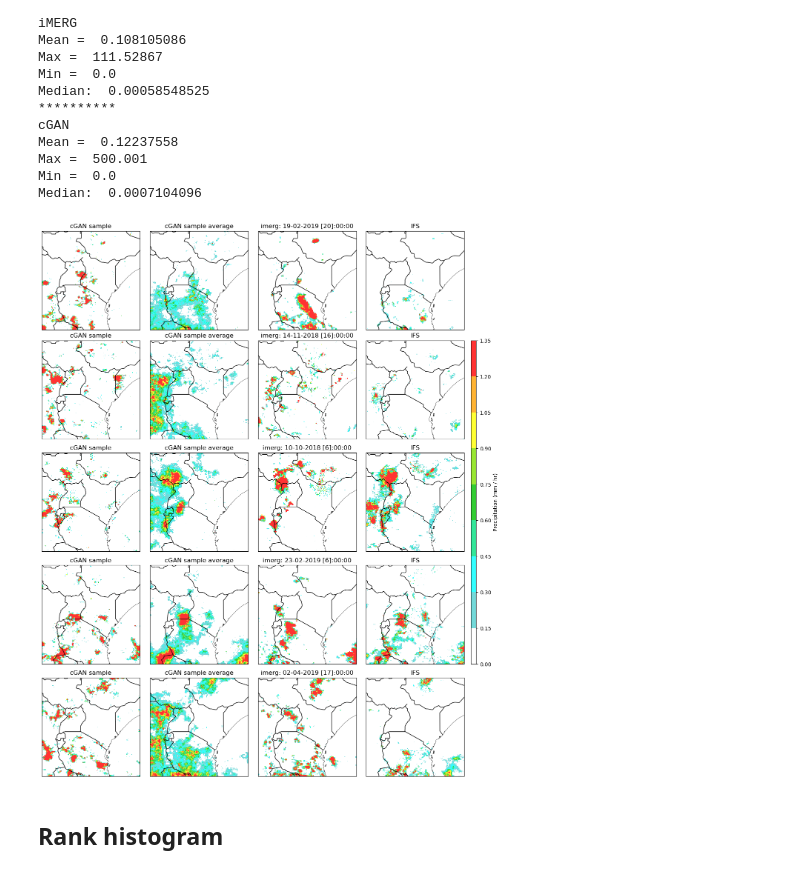
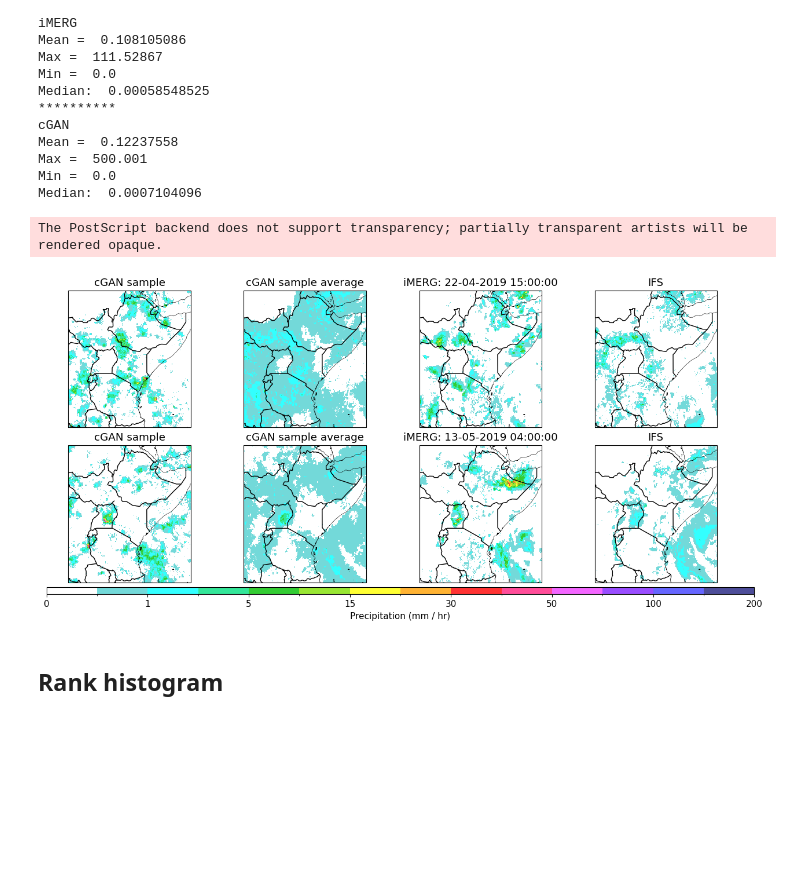
Before and after one commit to mlangguth89/downscaling-cgan, a Jupyter notebook: notebooks/plot_cgan_metrics.ipynb, the cells around one changed output. Cells and saved outputs as stored; diff of their text form; code cells hidden in the pictures; blank space fills up the shorter version.

```diff
--- a/notebooks/plot_cgan_metrics.ipynb
+++ b/notebooks/plot_cgan_metrics.ipynb
@@ -94,61 +96,95 @@ Mean =  0.12237558
 Max =  500.001
 Min =  0.0
 Median:  0.0007104096
+# %%
+# Find dry and rainy days in sampled dataset
+means = [(n, truth_array[n,:,:].mean()) for n in range(n_samples)]
+sorted_means = sorted(means, key=lambda x: x[1])
+
+n_extreme_days = 10
+wet_day_indexes = [item[0] for item in sorted_means[-10:]]
+dry_day_indexes = [item[0] for item in sorted_means[:10]]
 # %%
+from dsrnngan.data import DEFAULT_LATITUDE_RANGE, DEFAULT_LONGITUDE_RANGE
+import seaborn as sns
+from matplotlib.colors import ListedColormap, BoundaryNorm
+
 tp_index = data.all_ifs_fields.index('tp')
 
 # plot configurations
-
+levels = [0, 0.1, 1, 2.5, 5, 10, 15, 20, 30, 40, 50, 70, 100, 150, 200] # in units of log10
+precip_cmap = ListedColormap(metpy_plots.ctables.colortables["precipitation"][:len(levels)-1], 'precipitation')
+precip_norm = BoundaryNorm(levels, precip_cmap.N)
+plt.rcParams.update({'font.size': 11})
 spacing = 10
 units = "Rain rate [mm h$^{-1}$]"
 precip_levels=np.arange(0, 1.5, 0.15)
-num_samples = 5
+
+indexes = wet_day_indexes[3:5]
+num_cols = 5
+num_samples = len(indexes)
 num_rows = num_samples
-num_cols = 5
-
 # , figsize = (num_rows*4, num_cols*4)),
 # gs = gridspec.GridSpec(spacing*num_rows+1, spacing*num_cols, wspace=0.5, hspace=2)
 rows = [[f'cgan_sample_{n}', f'cgan_mean_{n}', f'imerg_{n}', f'ifs_{n}', 'cbar'] for n in range(num_rows)]
 
 fig = plt.figure(constrained_layout=True, figsize=(2.5*num_cols, 3*num_rows))
-gs = gridspec.GridSpec(num_rows, num_cols, figure=fig, width_ratios=[1]*(num_cols - 1) + [0.05],
-                       wspace=0.01)
-for n in tqdm(range(num_samples)):
+gs = gridspec.GridSpec(num_rows + 1, num_cols, figure=fig,
+                       width_ratios=[1]*(num_cols - 1) + [0.05],
+                       height_ratios=[1]*(num_rows) + [0.05],
+                       wspace=0.005)
+for n in tqdm(range(len(indexes))):
 
-    img_gens = samples_gen_array[n, :,:,:]
-    truth = truth_array[n,:,:]
-    fcst = fcst_array[n,:,:]
-    date = dates[n]
-    hour = hours[n]
+    ix = indexes[n]
+    img_gens = samples_gen_array[ix, :,:,:]
+    truth = truth_array[ix,:,:]
+    fcst = fcst_array[ix,:,:]
+    date = dates[ix]
+    hour = hours[ix]
     avg_img_gens = img_gens.mean(axis=-1)
-    date_str = date[0].strftime('%d-%m-%Y') + f' {hour}:00:00'
+    date_str = date[0].strftime('%d-%m-%Y') + f' {hour[0]:02d}:00:00'
 
     # cGAN
     data_lookup = {'cgan_sample': {'data': img_gens[:,:,0], 'title': 'cGAN sample'},
                    'cgan_mean': {'data': avg_img_gens, 'title': f'cGAN sample average'},
-                   'imerg' : {'title': f"imerg: {date_str}", 'data': truth},
+                   'imerg' : {'title': f"iMERG: {date_str}", 'data': truth},
                    'ifs': {'data': fcst, 'title': 'IFS'}
                    }
     for col, (k, val) in enumerate(data_lookup.items()):
 
         ax = fig.add_subplot(gs[n, col], projection = ccrs.PlateCarree())
-        im = plot_precip(np_array=val['data'], ax=ax, levels=precip_levels)
+        # im = plot_precip(np_array=np.log(val['data']), ax=ax)
+        ax.coastlines(resolution='10m', color='black', linewidth=0.4)
+        im = ax.imshow(val['data'],
+                interpolation='nearest',
+                norm=precip_norm,
+                cmap=precip_cmap,
+                origin='lower',
+                extent=[min(DEFAULT_LONGITUDE_RANGE), max(DEFAULT_LONGITUDE_RANGE),
+                  min(DEFAULT_LATITUDE_RANGE), max(DEFAULT_LATITUDE_RANGE)],
+                transform=ccrs.PlateCarree(),
+                alpha=0.8)
+        ax.add_feature(cfeature.BORDERS)
         ax.set_title(val['title'])
 
-precip_cmap = ListedColormap(metpy_plots.ctables.colortables["precipitation"][:len(precip_levels)-1], 'precipitation')
-precip_norm = BoundaryNorm(precip_levels, precip_cmap.N)
-cbar_ax = fig.add_subplot(gs[1:-1 ,-1])
+# precip_cmap = ListedColormap(metpy_plots.ctables.colortables["precipitation"][:len(precip_levels)-1], 'precipitation')
+# precip_norm = BoundaryNorm(precip_levels, precip_cmap.N)
+cbar_ax = fig.add_subplot(gs[-1, :])
 # cb = mpl.colorbar.Colorbar(axd['cbar'], cmap=precip_cmap, norm=precip_norm)
 # cbar_ax = fig.add_axes([0.95, 0.0, 0.02, 0.95])
-cb = fig.colorbar(im, cax=cbar_ax, orientation='vertical', shrink = 0.2, aspect=20)
+cb = fig.colorbar(im, cax=cbar_ax, orientation='horizontal', shrink = 0.2, aspect=10,
+                  )
 
 # cb.ax.set_yticks(precip_levels)
 # cb.ax.set_yticklabels(precip_levels)
 # cb.ax.tick_params(axis='both', which='major')
-cb.ax.set_ylabel("Precipitation (mm / hr)")
-plt.savefig('cGAN_samples_IFS.png', dpi=fig.dpi)
+cb.ax.set_xlabel("Precipitation (mm / hr)", loc='center')
+
+
+plt.savefig('cGAN_samples_IFS.eps', format='eps')
 # %% [output]
+The PostScript backend does not support transparency; partially transparent artists will be rendered opaque.
-[figure, old version]
+[figure, new version]
 # %%
 rapsd_dict = {k: v for k, v in other_metrics.items() if k.startswith('rapsd')}
 crps_dict = {k: v for k, v in other_metrics.items() if k.startswith('CRPS')}
```
Also changed, not shown: parts of 21 cells of this notebook, 1 other file.
